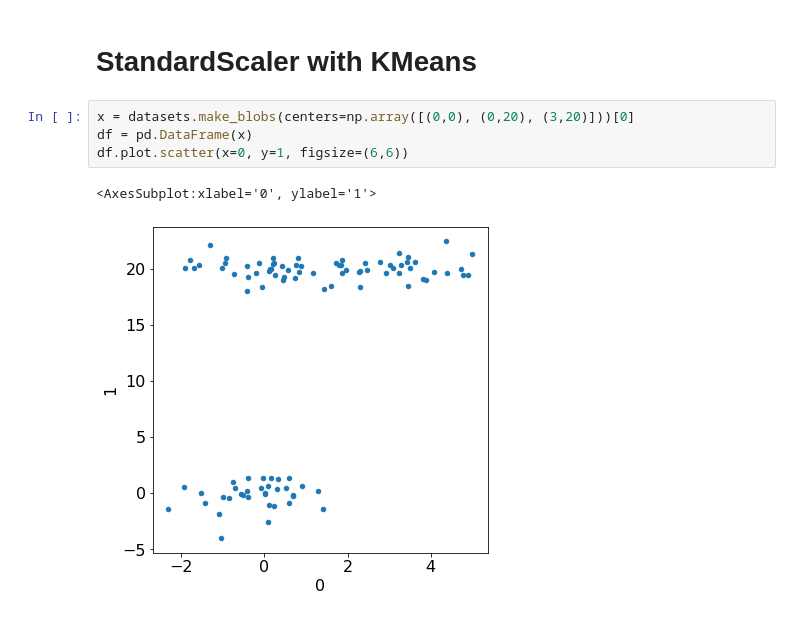
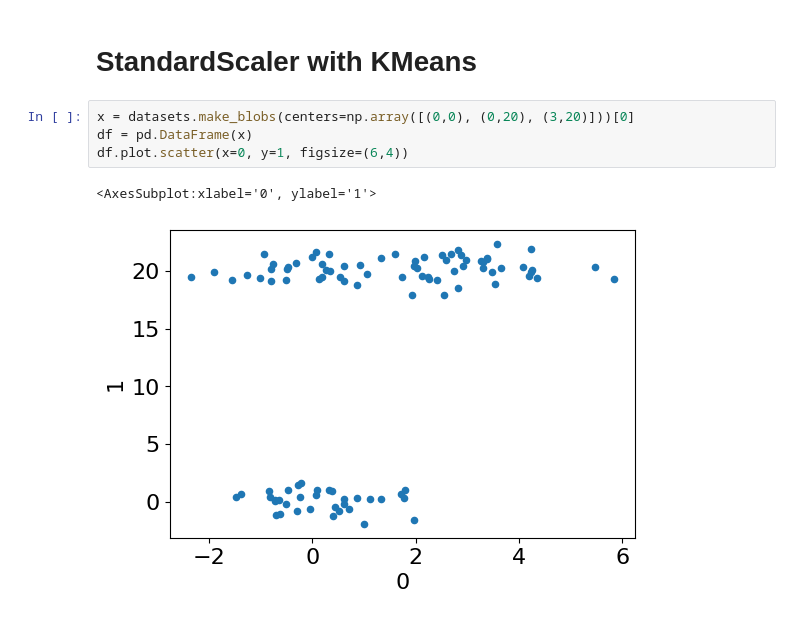
Before and after one commit to cs320-wisc/f22, a Jupyter notebook: lec/36-clustering1/lec2.ipynb, the cells around one changed output. Drawn from its saved outputs; the diff is of its cells as text.

```diff
--- a/lec/36-clustering1/lec2.ipynb
+++ b/lec/36-clustering1/lec2.ipynb
@@ -195,7 +304,7 @@ plt.subplots_adjust(wspace=0.4)
 # %%
 x = datasets.make_blobs(centers=np.array([(0,0), (0,20), (3,20)]))[0]
 df = pd.DataFrame(x)
-df.plot.scatter(x=0, y=1, figsize=(6,6))
+df.plot.scatter(x=0, y=1, figsize=(6,4))
 # %% [output]
 <AxesSubplot:xlabel='0', ylabel='1'>
-[figure, old version]
+[figure, new version]
```
Also changed, not shown: parts of 23 cells of this notebook, 1 other file.
